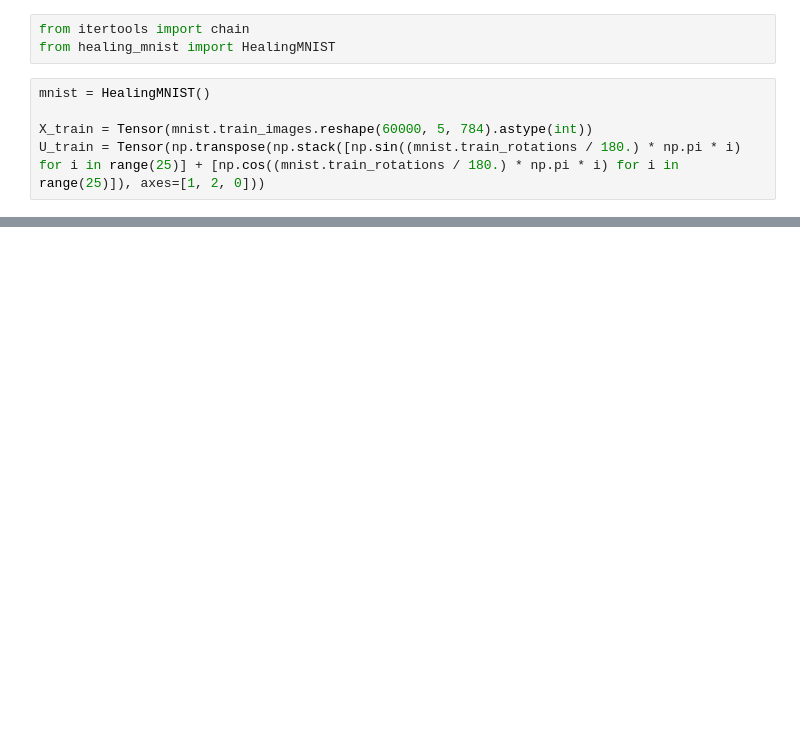
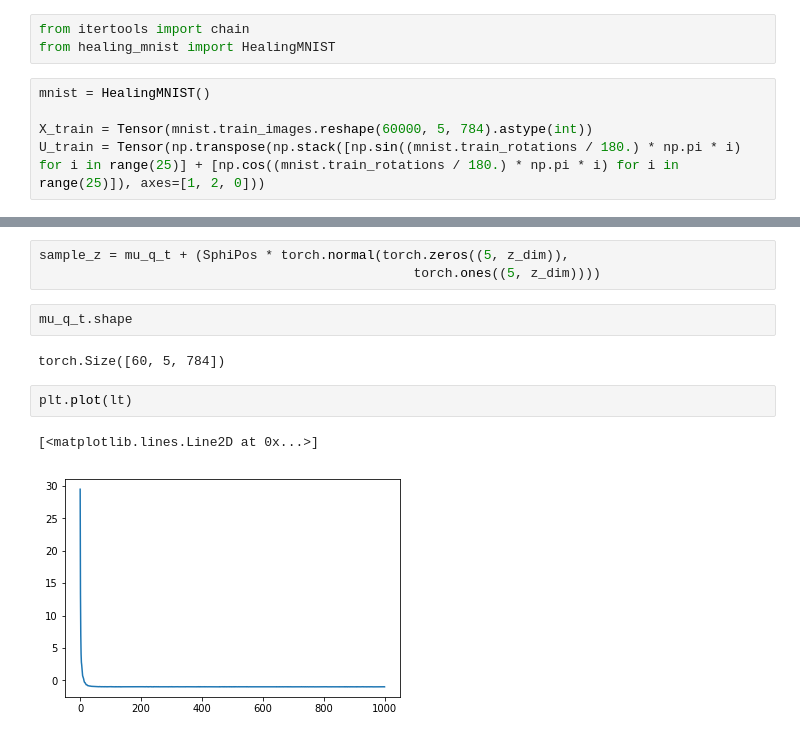
Before and after one commit to NikitaChizhov/deep_kalman_filter_for_BM, a Jupyter notebook: model.ipynb, the cells around one changed output, grey strips where cells are left out. Saved outputs shown, nothing was run; the diff lists cells and outputs as text; blank space fills up the shorter version.

```diff
--- a/model.ipynb
+++ b/model.ipynb
@@ -91,4 +98,16 @@ for k in tqdm_notebook(range(1000)):
 # %% [output]
 [interactive output not drawn]
+# %%
+sample_z = mu_q_t + (SphiPos * torch.normal(torch.zeros((5, z_dim)),
+                                                torch.ones((5, z_dim))))
+# %%
+mu_q_t.shape
+# %% [output]
+torch.Size([60, 5, 784])
+# %%
+plt.plot(lt)
+# %% [output]
+[<matplotlib.lines.Line2D at 0x...>]
+[figure, added]
 # %%
 plt.plot(l)
```
Also changed, not shown: parts of 10 cells of this notebook.
